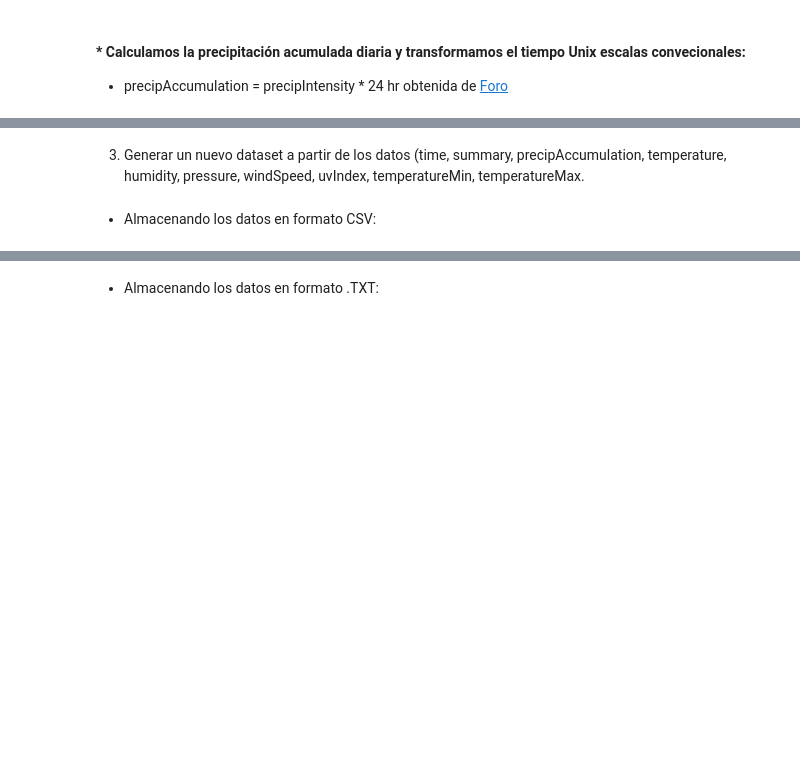
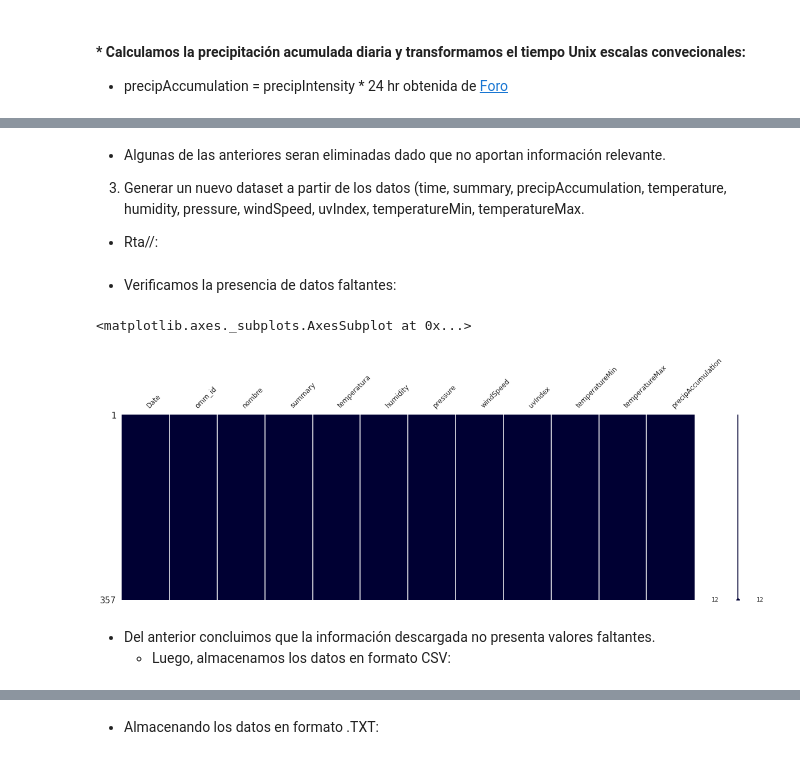
Before and after one commit to serantux/M_Predi_Lluvias_Extremas_10, a Jupyter notebook: TP2_Balbuena_Serrantes_Fonnegra_Velazquez.ipynb, the cells around one changed output, grey strips where cells are left out. Drawn from its saved outputs; the diff is of its cells as text; code cells hidden in the pictures; blank space fills up the shorter version.

```diff
--- a/TP2_Balbuena_Serrantes_Fonnegra_Velazquez.ipynb
+++ b/TP2_Balbuena_Serrantes_Fonnegra_Velazquez.ipynb
@@ -283,3 +284,6 @@ memory usage: 0.0+ bytes
 # %% [markdown]
+- Algunas de las anteriores seran eliminadas dado que no aportan información relevante.
+
 3. Generar un nuevo dataset a partir de los datos (time, summary, precipAccumulation, temperature, humidity, pressure, windSpeed, uvIndex, temperatureMin, temperatureMax.
+- Rta//:
 # %%
@@ -288,6 +292,12 @@ df_riocuarto = res.loc[:,['Date','summary','temperatura', 'humidity', 'pressure'
+# %% [markdown]
+- Verificamos la presencia de datos faltantes:
 # %%
-import missingno as msno
-msno.matrix(df_riocuarto,figsize=(20, 6), fontsize=12, color=[0,0,0.2])
+# import missingno as msno
+# msno.matrix(df_riocuarto,figsize=(20, 6), fontsize=12, color=[0,0,0.2])
+# %% [output]
+<matplotlib.axes._subplots.AxesSubplot at 0x...>
+[figure, added]
 # %% [markdown]
-  * Almacenando los datos en formato CSV:
+- Del anterior concluimos que la información descargada no presenta valores faltantes.
+  * Luego, almacenamos los datos en formato CSV:
 # %%
```
Also changed, not shown: parts of 32 cells of this notebook.
